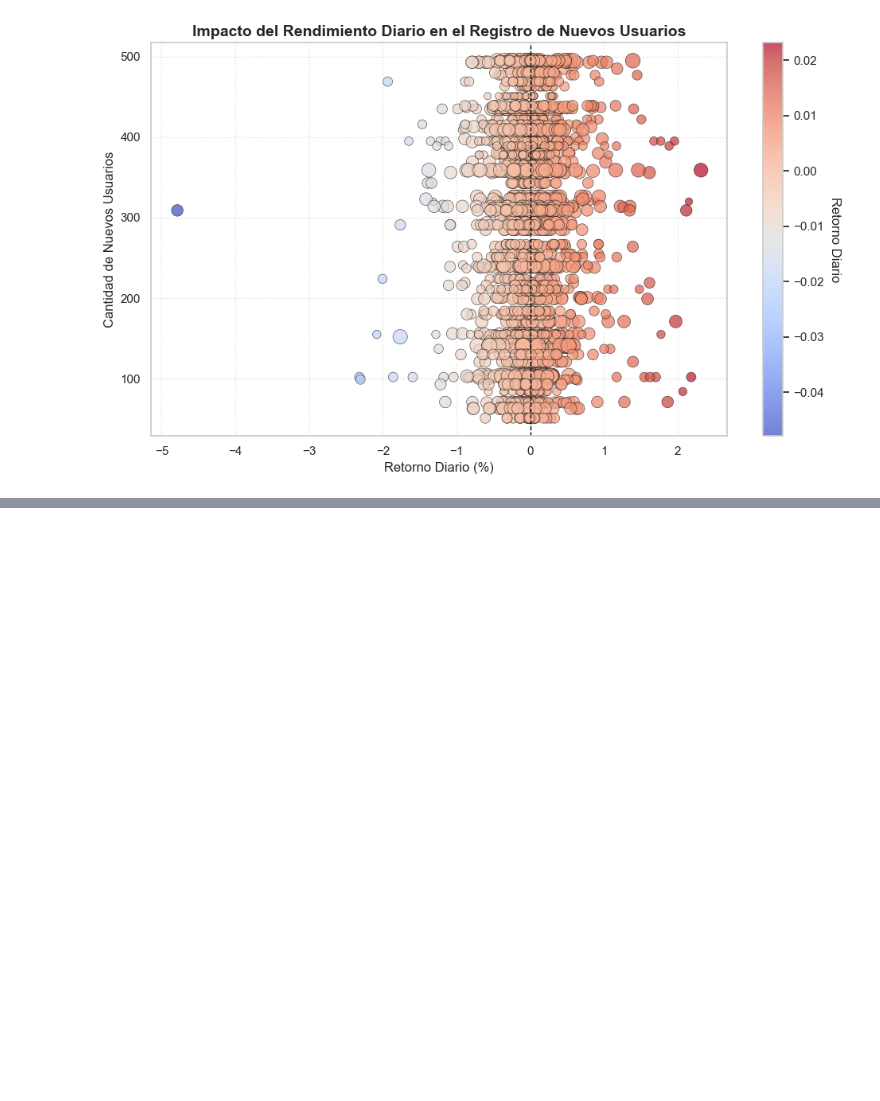
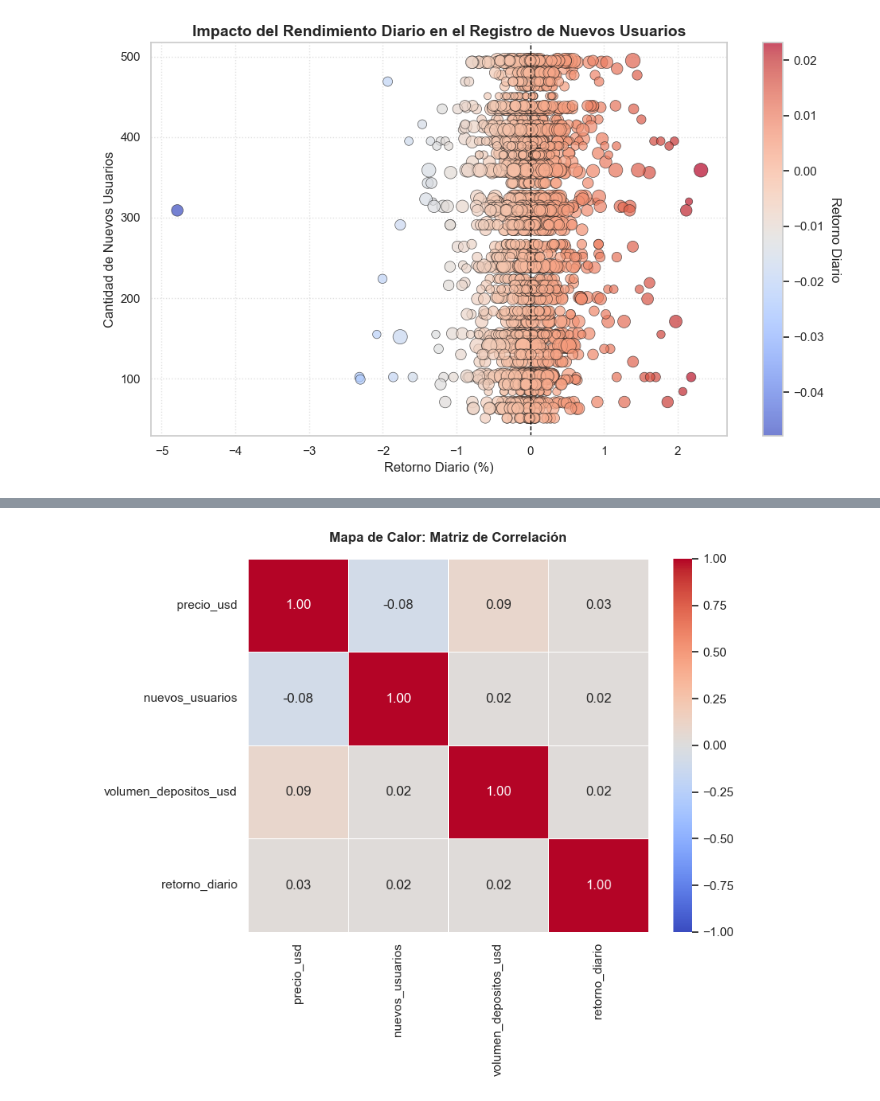
Before and after one commit to VanyaKaramazov/CienciaDeDatos, a Jupyter notebook: Modulo2/VisualizacionDatos/02_eda_y_dashboard.ipynb, the cells around one changed output, grey strips where cells are left out. Saved outputs shown, nothing was run; the diff lists cells and outputs as text; code cells hidden in the pictures; blank space fills up the shorter version.

```diff
--- a/Modulo2/VisualizacionDatos/02_eda_y_dashboard.ipynb
+++ b/Modulo2/VisualizacionDatos/02_eda_y_dashboard.ipynb
@@ -126,0 +200,15 @@ plt.show()
+# %%
+plt.figure(figsize=(8, 6))
+
+# Calculo la matriz de correlación de Pearson
+matriz_corr = df[vars_numericas].corr()
+
+# Genero el heatmap con la paleta coolwarm (rojo para correlación positiva, azul para negativa)
+sns.heatmap(matriz_corr, annot=True, cmap='coolwarm', vmin=-1, vmax=1, linewidths=0.5, fmt=".2f")
+plt.title('Mapa de Calor: Matriz de Correlación', fontweight='bold', pad=15)
+plt.show()
+
+# Interpretación: Aquí puedo confirmar numéricamente si el precio alto atrae más usuarios (correlación positiva cercana a 1)
+# o si no tienen relación estadística (cercana a 0).
+# %% [output]
+[figure, added]
```
Also changed, not shown: parts of 4 cells of this notebook.
